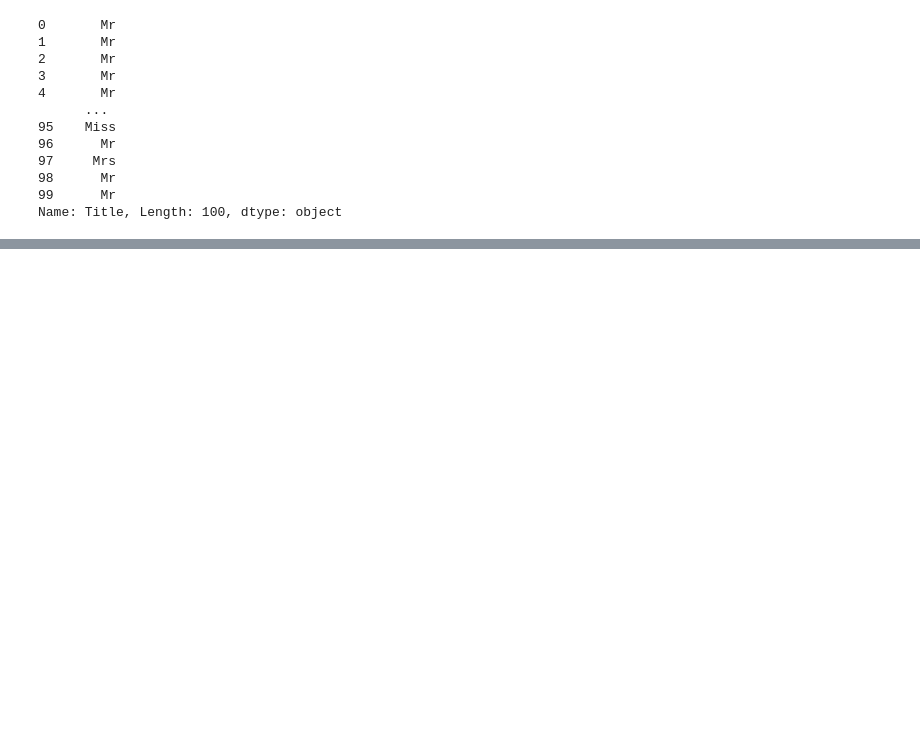
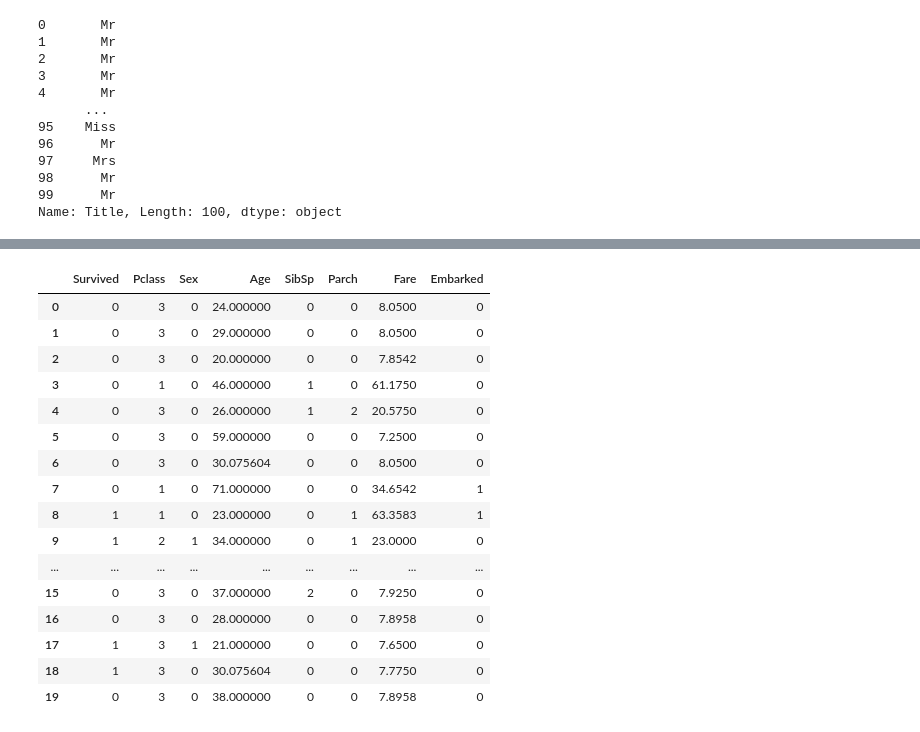
Before and after one commit to damianlukawski/Data-analysis-101, a Jupyter notebook: Analysing_titanic_dataset.ipynb, the cells around one changed output, grey strips where cells are left out. Saved outputs shown, nothing was run; the diff lists cells and outputs as text; code cells hidden in the pictures; blank space fills up the shorter version.

```diff
--- a/Analysing_titanic_dataset.ipynb
+++ b/Analysing_titanic_dataset.ipynb
@@ -232,0 +249,2 @@ Name: Title, dtype: int64
+# %%
+dftrain = dftrain.dropna()
@@ -232,0 +280,27 @@ Name: Title, dtype: int64
+# %%
+cleanup_nums = {"Sex":     {"male": 0, "female": 1},
+                "Embarked": {"S": 0, "C": 1, "Q": 2 }}
+# %%
+dftrain.replace(cleanup_nums, inplace=True)
+# %%
+dftrain=dftrain.drop(['PassengerId'], axis=1)
+# %%
+dftrain.head(20)
+# %% [output]
+|  | Survived | Pclass | Sex | Age | SibSp | Parch | Fare | Embarked |
+| 0 | 0 | 3 | 0 | 24.000000 | 0 | 0 | 8.0500 | 0 |
+| 1 | 0 | 3 | 0 | 29.000000 | 0 | 0 | 8.0500 | 0 |
+| 2 | 0 | 3 | 0 | 20.000000 | 0 | 0 | 7.8542 | 0 |
+| 3 | 0 | 1 | 0 | 46.000000 | 1 | 0 | 61.1750 | 0 |
+| 4 | 0 | 3 | 0 | 26.000000 | 1 | 2 | 20.5750 | 0 |
+| 5 | 0 | 3 | 0 | 59.000000 | 0 | 0 | 7.2500 | 0 |
+| 6 | 0 | 3 | 0 | 30.075604 | 0 | 0 | 8.0500 | 0 |
+| 7 | 0 | 1 | 0 | 71.000000 | 0 | 0 | 34.6542 | 1 |
+| 8 | 1 | 1 | 0 | 23.000000 | 0 | 1 | 63.3583 | 1 |
+| 9 | 1 | 2 | 1 | 34.000000 | 0 | 1 | 23.0000 | 0 |
+| ... | ... | ... | ... | ... | ... | ... | ... | ... |
+| 15 | 0 | 3 | 0 | 37.000000 | 2 | 0 | 7.9250 | 0 |
+| 16 | 0 | 3 | 0 | 28.000000 | 0 | 0 | 7.8958 | 0 |
+| 17 | 1 | 3 | 1 | 21.000000 | 0 | 0 | 7.6500 | 0 |
+| 18 | 1 | 3 | 0 | 30.075604 | 0 | 0 | 7.7750 | 0 |
+| 19 | 0 | 3 | 0 | 38.000000 | 0 | 0 | 7.8958 | 0 |
```
Also changed, not shown: parts of 7 cells of this notebook.
